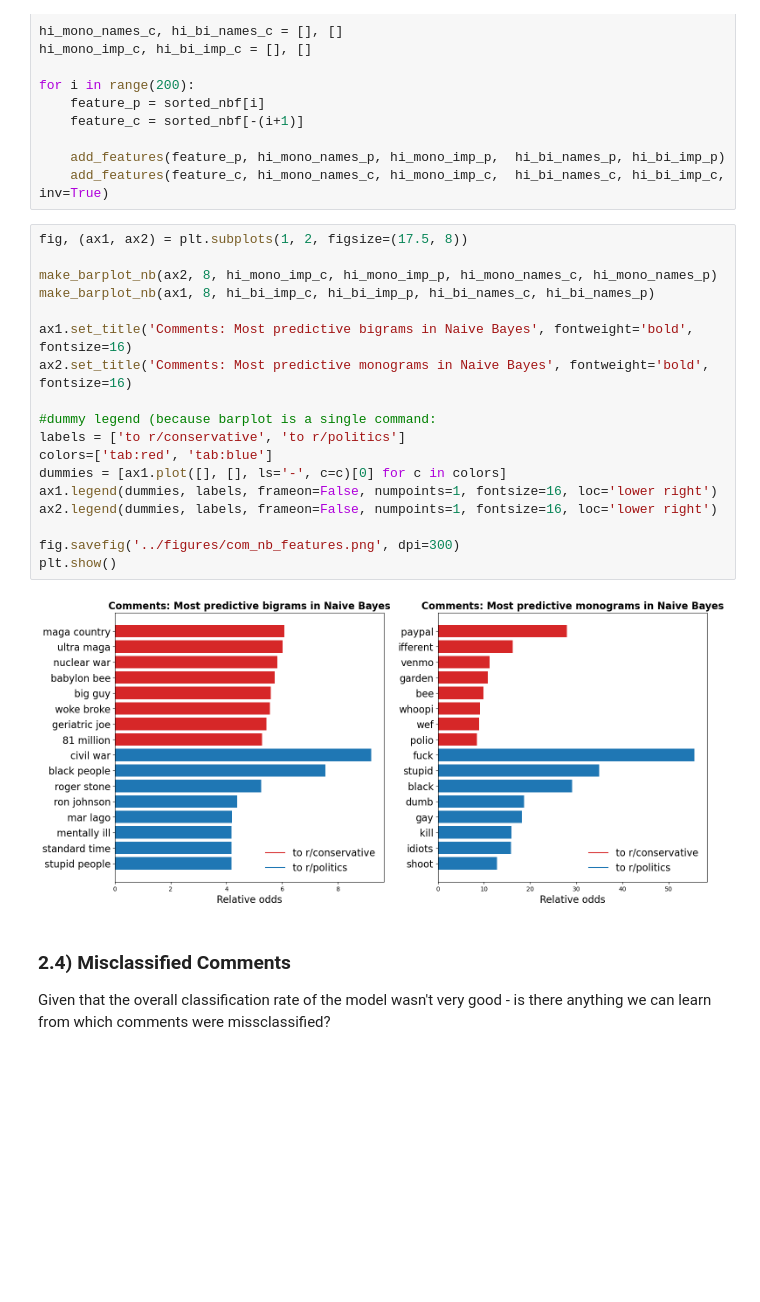
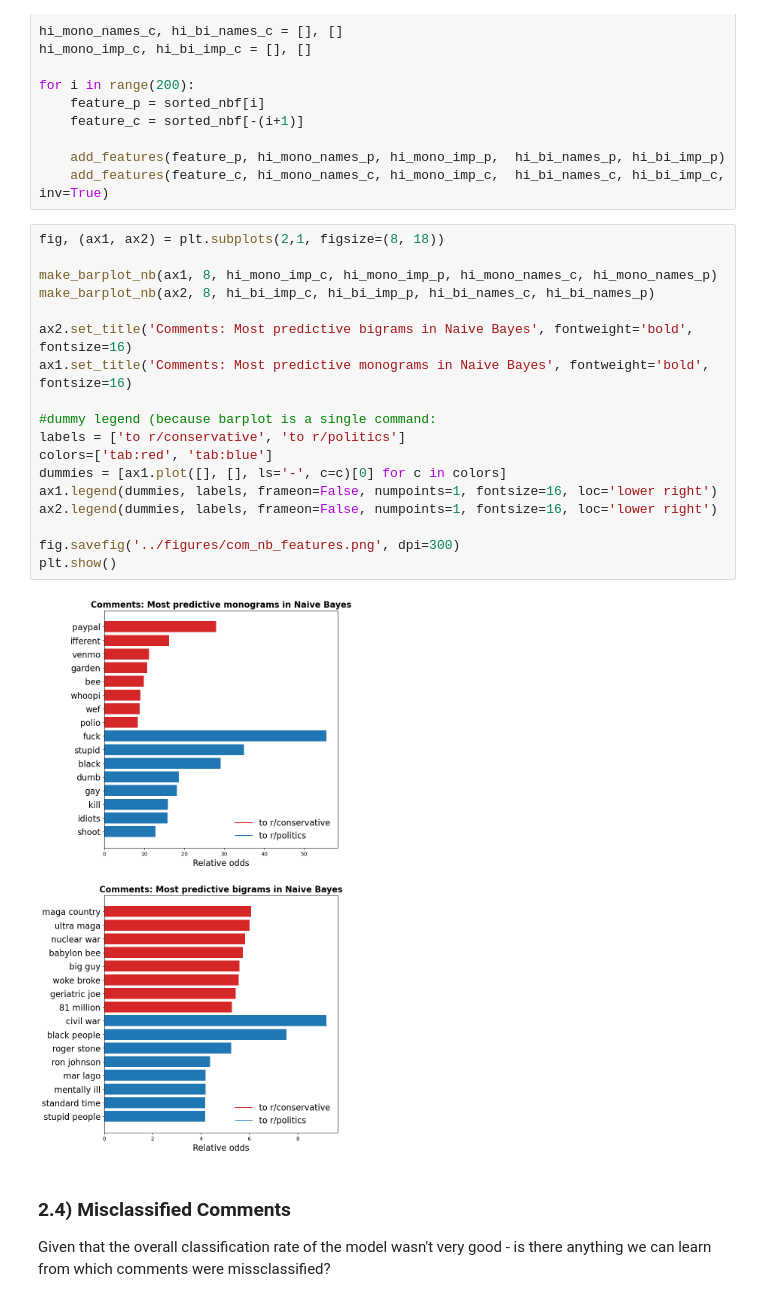
Before and after one commit to martijndevries/NLP_Reddit, a Jupyter notebook: code/model_insights_conclusions.ipynb, the cells around one changed output. Saved outputs shown, nothing was run; the diff lists cells and outputs as text; blank space fills up the shorter version.

```diff
--- a/code/model_insights_conclusions.ipynb
+++ b/code/model_insights_conclusions.ipynb
@@ -632,25 +632,25 @@ for i in range(200):
     add_features(feature_p, hi_mono_names_p, hi_mono_imp_p,  hi_bi_names_p, hi_bi_imp_p)
     add_features(feature_c, hi_mono_names_c, hi_mono_imp_c,  hi_bi_names_c, hi_bi_imp_c, inv=True)
 # %%
-fig, (ax1, ax2) = plt.subplots(1, 2, figsize=(17.5, 8))
+fig, (ax1, ax2) = plt.subplots(2,1, figsize=(8, 18))
 
-make_barplot_nb(ax2, 8, hi_mono_imp_c, hi_mono_imp_p, hi_mono_names_c, hi_mono_names_p)
-make_barplot_nb(ax1, 8, hi_bi_imp_c, hi_bi_imp_p, hi_bi_names_c, hi_bi_names_p)
+make_barplot_nb(ax1, 8, hi_mono_imp_c, hi_mono_imp_p, hi_mono_names_c, hi_mono_names_p)
+make_barplot_nb(ax2, 8, hi_bi_imp_c, hi_bi_imp_p, hi_bi_names_c, hi_bi_names_p)
 
-ax1.set_title('Comments: Most predictive bigrams in Naive Bayes', fontweight='bold', fontsize=16)
-ax2.set_title('Comments: Most predictive monograms in Naive Bayes', fontweight='bold', fontsize=16)
+ax2.set_title('Comments: Most predictive bigrams in Naive Bayes', fontweight='bold', fontsize=16)
+ax1.set_title('Comments: Most predictive monograms in Naive Bayes', fontweight='bold', fontsize=16)
 
 #dummy legend (because barplot is a single command:
 labels = ['to r/conservative', 'to r/politics']
 colors=['tab:red', 'tab:blue']
 dummies = [ax1.plot([], [], ls='-', c=c)[0] for c in colors]
 ax1.legend(dummies, labels, frameon=False, numpoints=1, fontsize=16, loc='lower right')
 ax2.legend(dummies, labels, frameon=False, numpoints=1, fontsize=16, loc='lower right')
 
 fig.savefig('../figures/com_nb_features.png', dpi=300)
 plt.show()
 # %% [output]
-[figure, old version]
+[figure, new version]
 # %% [markdown]
 ### 2.4) Misclassified Comments
 
```
Also changed, not shown: 2 other files.
